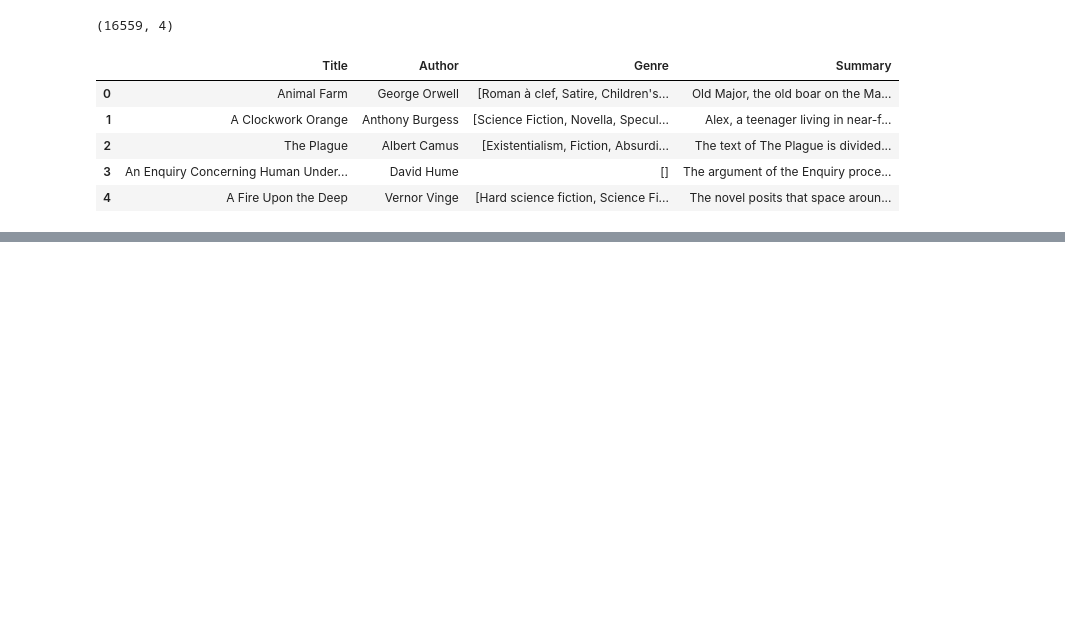
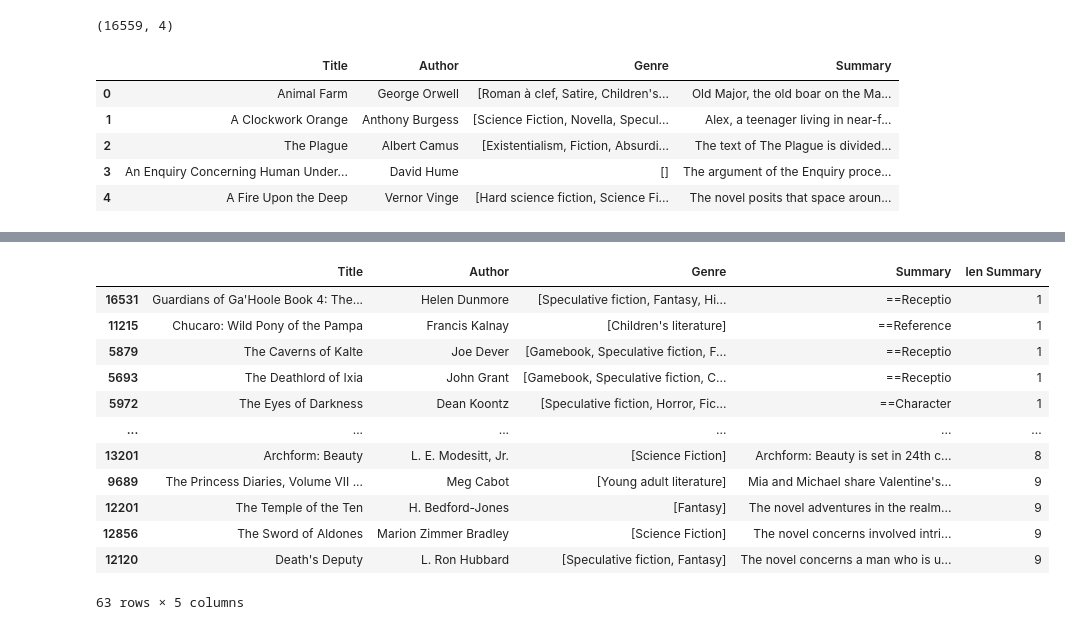
Before and after one commit to dannie-ml/Recommendation_Systema_LDA, a Jupyter notebook: Recomendacion_libros_LDA.ipynb, the cells around one changed output, grey strips where cells are left out. Drawn from its saved outputs; the diff is of its cells as text; code cells hidden in the pictures; blank space fills up the shorter version.

```diff
--- a/Recomendacion_libros_LDA.ipynb
+++ b/Recomendacion_libros_LDA.ipynb
@@ -95,0 +175,3 @@ df.head(5)
+# %%
+df['len Summary'] = df['Summary'].apply(lambda x: len(str(x).split()))
+df['len Summary'].describe()
@@ -95,0 +197,16 @@ df.head(5)
+# %%
+df[df['len Summary'] < 10].sort_values('len Summary')
+# %% [output]
+|  | Title | Author | Genre | Summary | len Summary |
+| 16531 | Guardians of Ga'Hoole Book 4: The... | Helen Dunmore | [Speculative fiction, Fantasy, Hi... | ==Receptio | 1 |
+| 11215 | Chucaro: Wild Pony of the Pampa | Francis Kalnay | [Children's literature] | ==Reference | 1 |
+| 5879 | The Caverns of Kalte | Joe Dever | [Gamebook, Speculative fiction, F... | ==Receptio | 1 |
+| 5693 | The Deathlord of Ixia | John Grant | [Gamebook, Speculative fiction, C... | ==Receptio | 1 |
+| 5972 | The Eyes of Darkness | Dean Koontz | [Speculative fiction, Horror, Fic... | ==Character | 1 |
+| ... | ... | ... | ... | ... | ... |
+| 13201 | Archform: Beauty | L. E. Modesitt, Jr. | [Science Fiction] | Archform: Beauty is set in 24th c... | 8 |
+| 9689 | The Princess Diaries, Volume VII ... | Meg Cabot | [Young adult literature] | Mia and Michael share Valentine's... | 9 |
+| 12201 | The Temple of the Ten | H. Bedford-Jones | [Fantasy] | The novel adventures in the realm... | 9 |
+| 12856 | The Sword of Aldones | Marion Zimmer Bradley | [Science Fiction] | The novel concerns involved intri... | 9 |
+| 12120 | Death's Deputy | L. Ron Hubbard | [Speculative fiction, Fantasy] | The novel concerns a man who is u... | 9 |
+63 rows × 5 columns
```
Also changed, not shown: parts of 15 cells of this notebook.
